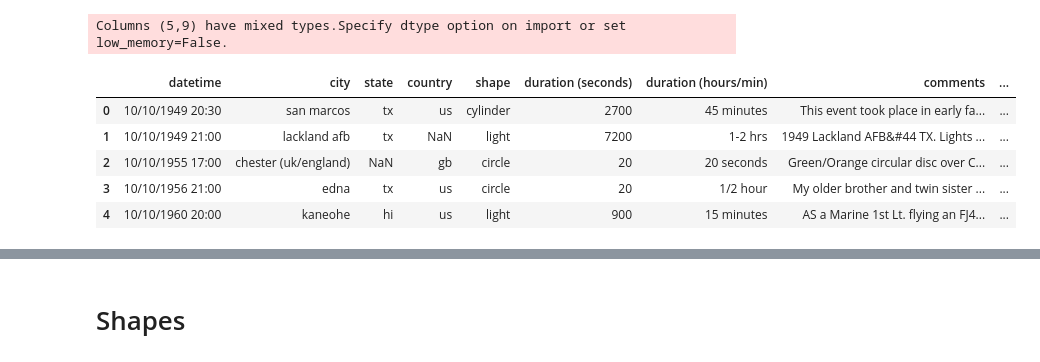
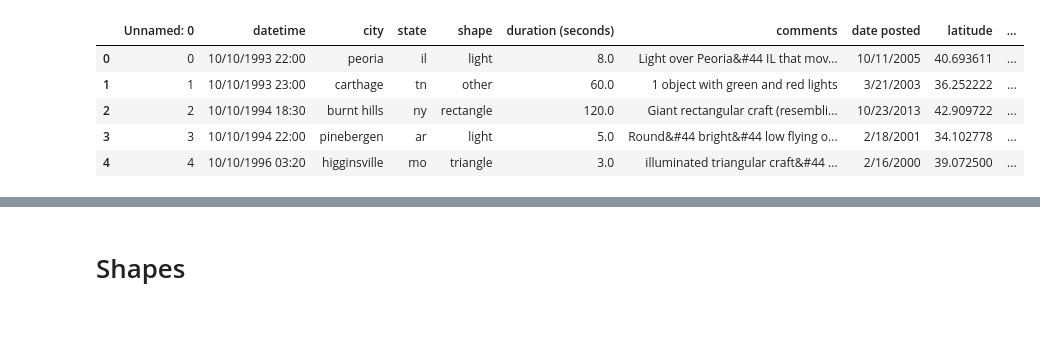
Before and after one commit to jocelyn4112/Project-2-TheyAreBack-, a Jupyter notebook: Old/Alien_Data .ipynb, the cells around one changed output, grey strips where cells are left out. Cells and saved outputs as stored; diff of their text form; code cells hidden in the pictures; blank space fills up the shorter version.

```diff
--- a/Old/Alien_Data .ipynb
+++ b/Old/Alien_Data .ipynb
@@ -22,15 +22,14 @@ import pandas as pd
 import math
 # %%
 #rea din csv
-ufo_data = pd.read_csv("scrubbed.csv")
+ufo_data = pd.read_csv("Master_sheet_ufo_data.csv")
 ufo_data.head()
 # %% [output]
-Columns (5,9) have mixed types.Specify dtype option on import or set low_memory=False.
-|  | datetime | city | state | country | shape | duration (seconds) | duration (hours/min) | comments | ... |
-| 0 | 10/10/1949 20:30 | san marcos | tx | us | cylinder | 2700 | 45 minutes | This event took place in early fa... | ... |
-| 1 | 10/10/1949 21:00 | lackland afb | tx | NaN | light | 7200 | 1-2 hrs | 1949 Lackland AFB&#44 TX. Lights ... | ... |
-| 2 | 10/10/1955 17:00 | chester (uk/england) | NaN | gb | circle | 20 | 20 seconds | Green/Orange circular disc over C... | ... |
-| 3 | 10/10/1956 21:00 | edna | tx | us | circle | 20 | 1/2 hour | My older brother and twin sister ... | ... |
-| 4 | 10/10/1960 20:00 | kaneohe | hi | us | light | 900 | 15 minutes | AS a Marine 1st Lt. flying an FJ4... | ... |
+|  | Unnamed: 0 | datetime | city | state | shape | duration (seconds) | comments | date posted | latitude | ... |
+| 0 | 0 | 10/10/1993 22:00 | peoria | il | light | 8.0 | Light over Peoria&#44 IL that mov... | 10/11/2005 | 40.693611 | ... |
+| 1 | 1 | 10/10/1993 23:00 | carthage | tn | other | 60.0 | 1 object with green and red lights | 3/21/2003 | 36.252222 | ... |
+| 2 | 2 | 10/10/1994 18:30 | burnt hills | ny | rectangle | 120.0 | Giant rectangular craft (resembli... | 10/23/2013 | 42.909722 | ... |
+| 3 | 3 | 10/10/1994 22:00 | pinebergen | ar | light | 5.0 | Round&#44 bright&#44 low flying o... | 2/18/2001 | 34.102778 | ... |
+| 4 | 4 | 10/10/1996 03:20 | higginsville | mo | triangle | 3.0 | illuminated triangular craft&#44 ... | 2/16/2000 | 39.072500 | ... |
 # %%
 #US only
```
Also changed, not shown: parts of 13 cells of this notebook, 5 other files.
